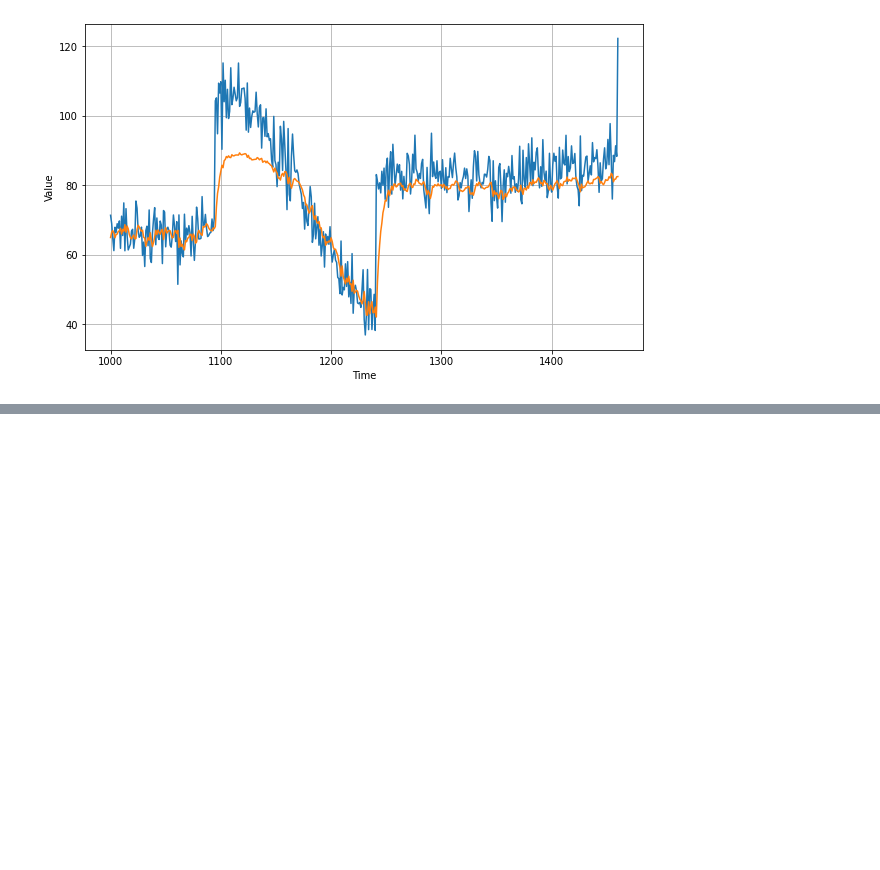
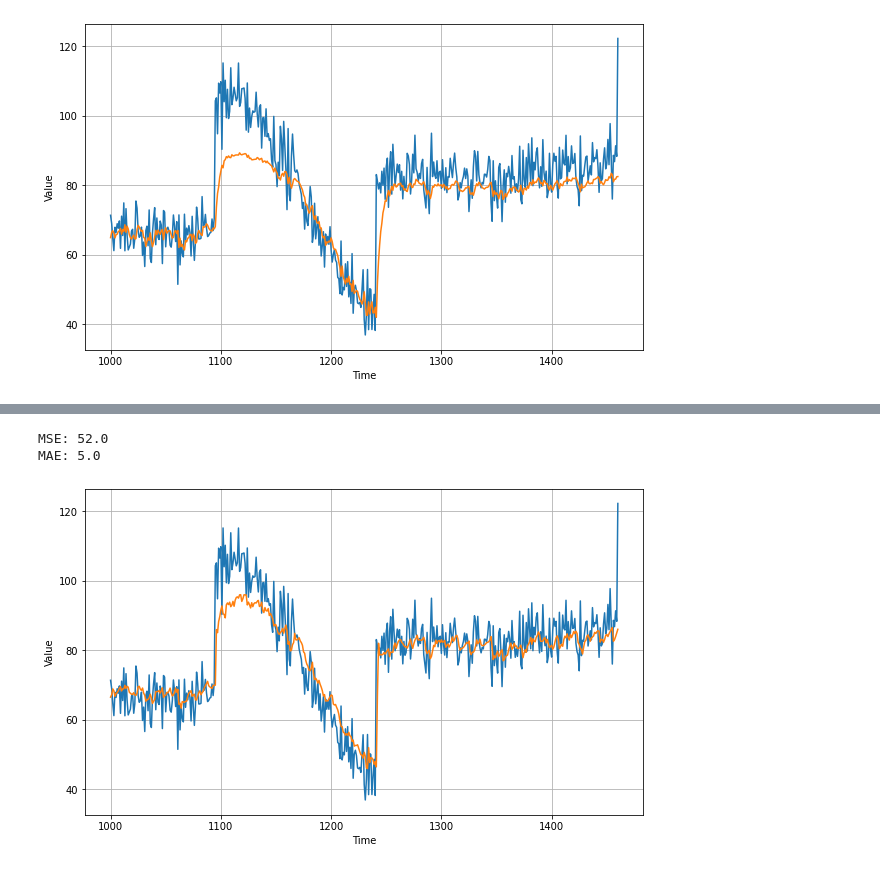
Before and after one commit to soerenml/tensorflow-certificate, a Jupyter notebook: Time_series_data.ipynb, the cells around one changed output, grey strips where cells are left out. Cells and saved outputs as stored; diff of their text form; code cells hidden in the pictures; blank space fills up the shorter version.

```diff
--- a/Time_series_data.ipynb
+++ b/Time_series_data.ipynb
@@ -609,0 +670,23 @@ MAE: 6.0
+# %%
+tf.keras.backend.clear_session()
+tf.random.set_seed(51)
+np.random.seed(51)
+
+model = tf.keras.models.Sequential([
+  tf.keras.layers.Lambda(lambda x: tf.expand_dims(x, axis=-1),
+                         input_shape=[None]),
+  tf.keras.layers.Conv1D(filters=32, kernel_size=3,
+                      strides=1, padding="causal",
+                      activation="relu",
+                      input_shape=[None, 1]),
+  tf.keras.layers.LSTM(32, return_sequences=True),
+  tf.keras.layers.LSTM(32, return_sequences=True),
+  tf.keras.layers.Dense(1),
+  tf.keras.layers.Lambda(lambda x: x * 200)
+])
+
+optimizer = tf.keras.optimizers.SGD(lr=opt_lr().iloc[0], momentum=0.9)
+model.compile(loss=tf.keras.losses.Huber(),
+              optimizer=optimizer,
+              metrics=["mae"])
+history = model.fit(dataset,epochs=500)
@@ -609,0 +711,23 @@ MAE: 6.0
+# %%
+def model_forecast(model, series, window_size):
+    ds = tf.data.Dataset.from_tensor_slices(series)
+    ds = ds.window(window_size, shift=1, drop_remainder=True)
+    ds = ds.flat_map(lambda w: w.batch(window_size))
+    ds = ds.batch(32).prefetch(1)
+    forecast = model.predict(ds)
+    return forecast
+
+rnn_forecast = model_forecast(model, series[..., np.newaxis], _WINDOW_SIZE)
+rnn_forecast = rnn_forecast[split_time - _WINDOW_SIZE:-1, -1, 0]
+# %%
+# Plot forecasts
+plt.figure(figsize=(10, 6))
+plot_series(time_valid, x_valid)
+plot_series(time_valid, rnn_forecast)
+
+print("MSE: {}".format(round(mean_squared_error(x_valid, rnn_forecast).numpy())))
+print("MAE: {}".format(round(mean_absolute_error(x_valid, rnn_forecast).numpy())))
+# %% [output]
+MSE: 52.0
+MAE: 5.0
+[figure, added]
```
Also changed, not shown: parts of 17 cells of this notebook.
